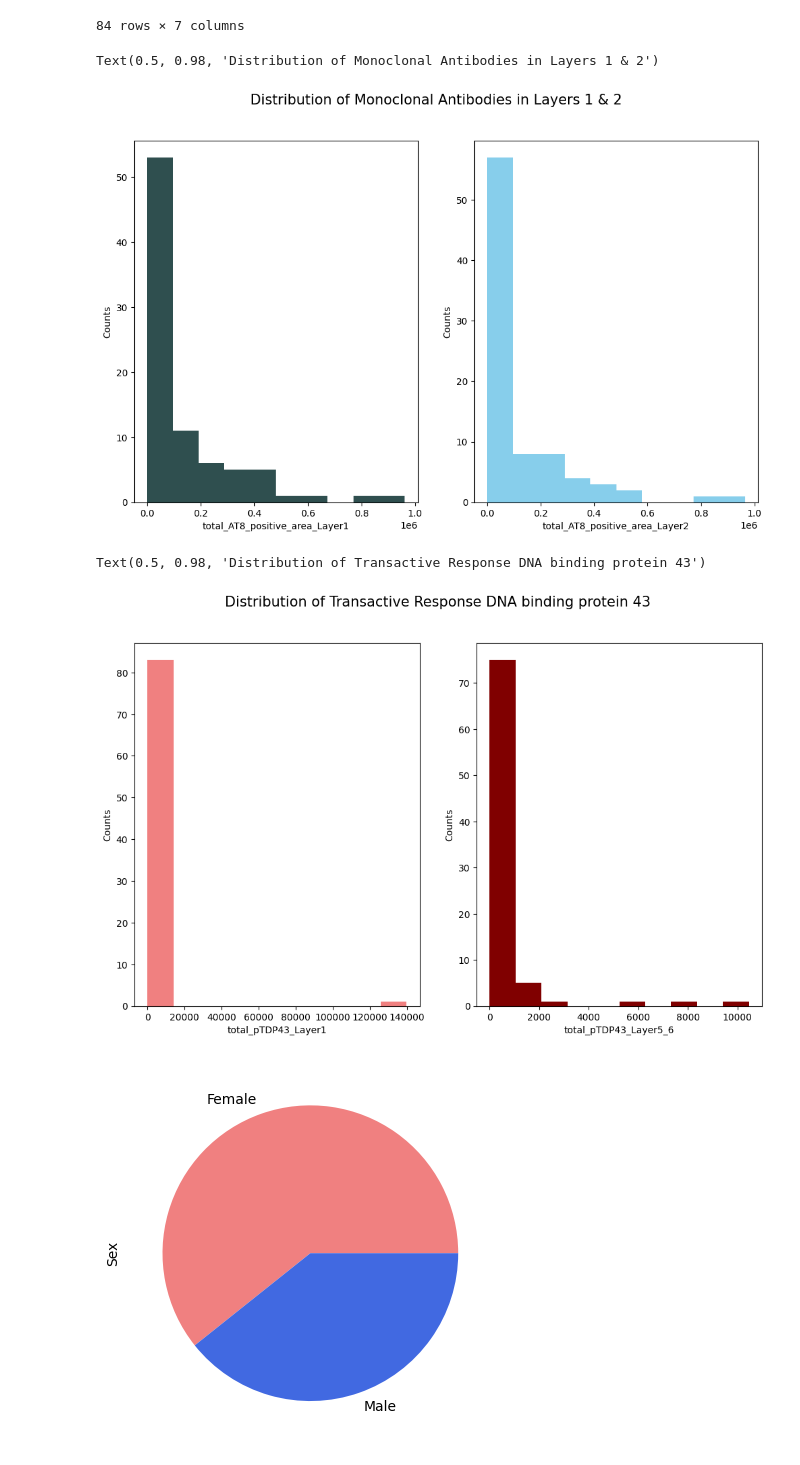
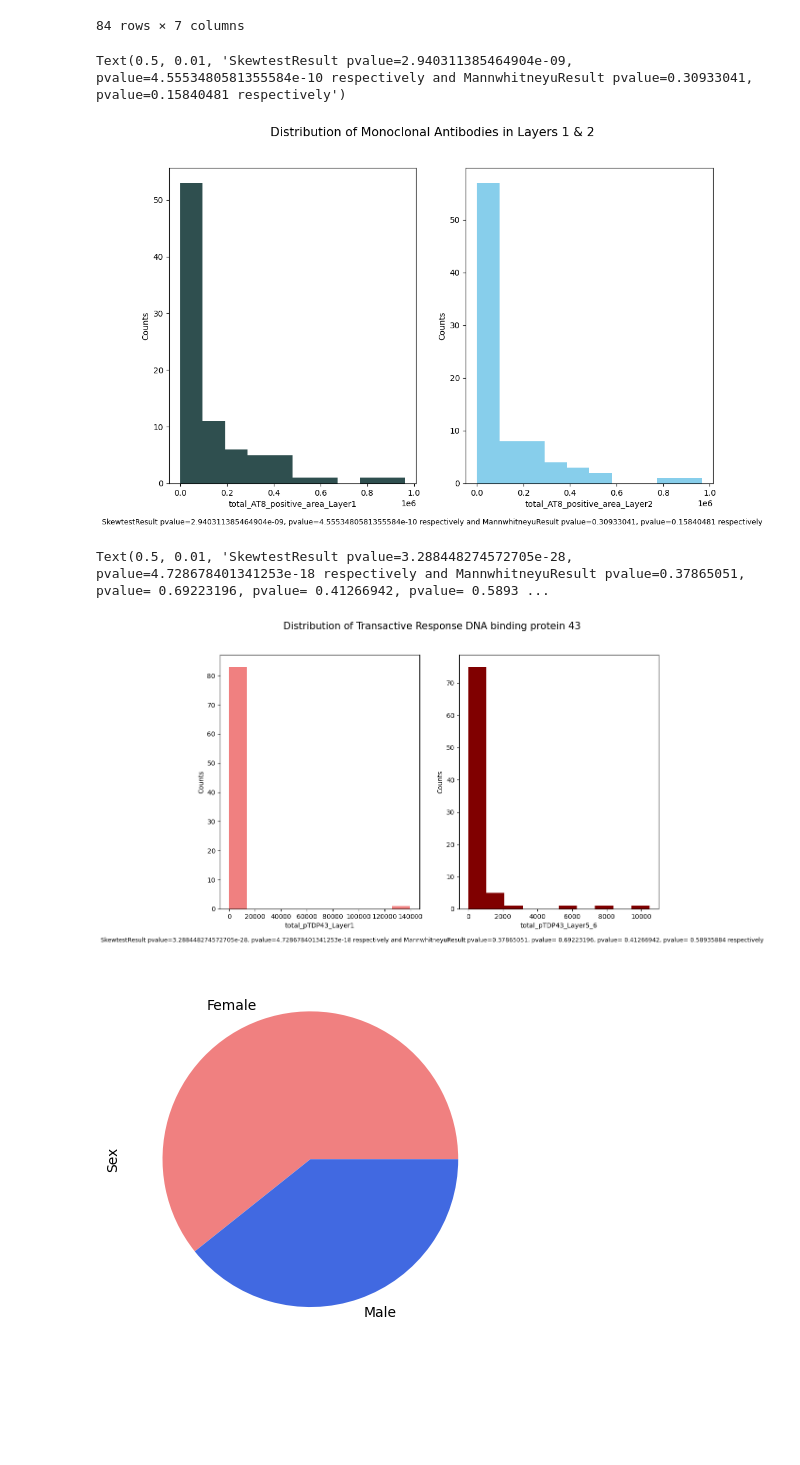
Before and after one commit to nellyfadil/Neuro-265, a Jupyter notebook: Neuro265Final.ipynb, the cells around one changed output. Saved outputs shown, nothing was run; the diff lists cells and outputs as text; code cells hidden in the pictures; blank space fills up the shorter version.

```diff
--- a/Neuro265Final.ipynb
+++ b/Neuro265Final.ipynb
@@ -35,18 +35,19 @@ total_pTDP43_Layer5_6 = alz_data.iloc[:,-1]
 # %%
 #Create Histograms for Distribution of AT8 layers 1 & 2
 fig, ax = plt.subplots(1,2,figsize=(12,7))
 
 ax[0].hist(total_AT8_positive_area_Layer1, color = 'darkslategrey')
 ax[0].set_xlabel('total_AT8_positive_area_Layer1')
 ax[0].set_ylabel('Counts')
 ax[1].hist(total_AT8_positive_area_Layer2, color = 'skyblue')
 ax[1].set_xlabel('total_AT8_positive_area_Layer2')
 ax[1].set_ylabel('Counts')
 
 fig.suptitle('Distribution of Monoclonal Antibodies in Layers 1 & 2', fontsize=15)
+plt.figtext(0.5, 0.01, "SkewtestResult pvalue=2.940311385464904e-09, pvalue=4.5553480581355584e-10 respectively and MannwhitneyuResult pvalue=0.30933041, pvalue=0.15840481 respectively", ha="center", fontsize=9)
 # %% [output]
-Text(0.5, 0.98, 'Distribution of Monoclonal Antibodies in Layers 1 & 2')
+Text(0.5, 0.01, 'SkewtestResult pvalue=2.940311385464904e-09, pvalue=4.5553480581355584e-10 respectively and MannwhitneyuResult pvalue=0.30933041, pvalue=0.15840481 respectively')
-[figure, old version]
+[figure, new version]
 # %%
 #Create Histograms for Distribution of TDP43 layers 1 & 5/6
 fig, ax = plt.subplots(1,2,figsize=(12,7))
@@ -59,9 +60,10 @@ ax[1].set_xlabel('total_pTDP43_Layer5_6')
 ax[1].set_ylabel('Counts')
 
 fig.suptitle('Distribution of Transactive Response DNA binding protein 43', fontsize=15)
+plt.figtext(0.5, 0.01, "SkewtestResult pvalue=3.288448274572705e-28, pvalue=4.728678401341253e-18 respectively and MannwhitneyuResult pvalue=0.37865051, pvalue= 0.69223196, pvalue= 0.41266942, pvalue= 0.58935884 respectively", ha="center", fontsize=9)
 # %% [output]
-Text(0.5, 0.98, 'Distribution of Transactive Response DNA binding protein 43')
+Text(0.5, 0.01, 'SkewtestResult pvalue=3.288448274572705e-28, pvalue=4.728678401341253e-18 respectively and MannwhitneyuResult pvalue=0.37865051, pvalue= 0.69223196, pvalue= 0.41266942, pvalue= 0.5893 ...
-[figure, old version]
+[figure, new version]
 # %%
 #Create Pie charts for grouping variables
 #Sex
```
